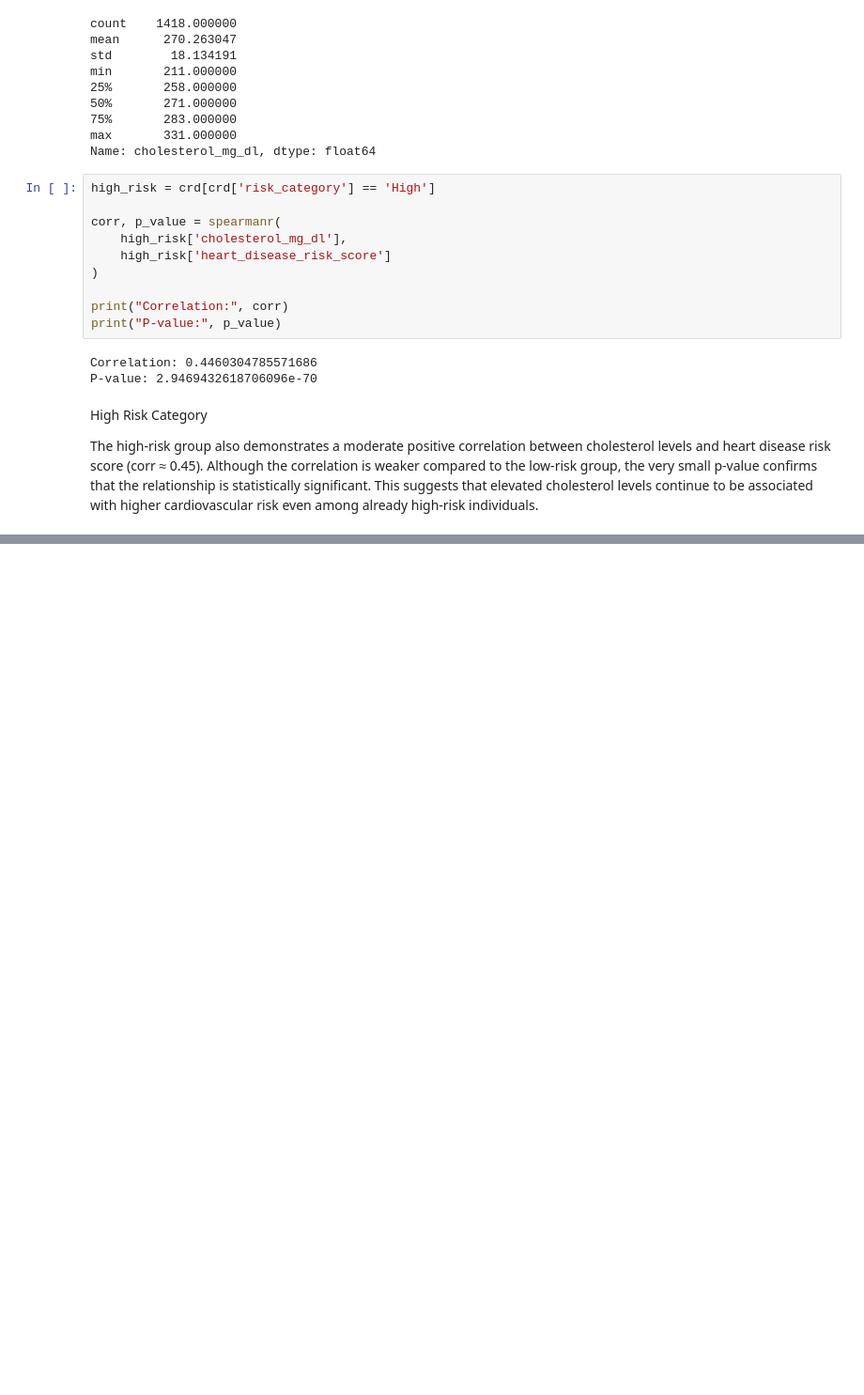
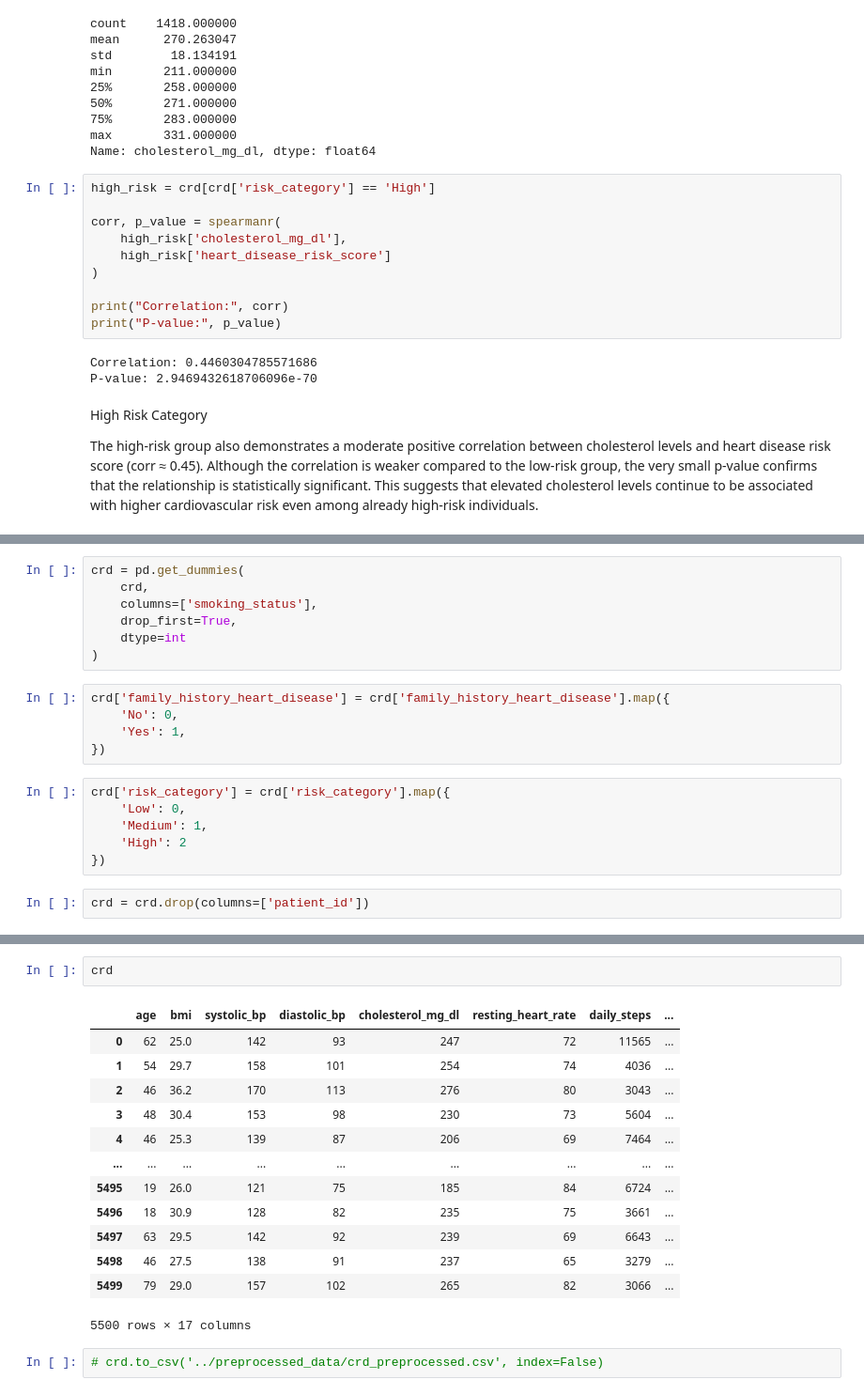
Before and after one commit to plamensve/ds_retake_exam_2026, a Jupyter notebook: notebooks/01_overview.ipynb, the cells around one changed output, grey strips where cells are left out. Shown at 94% size. Drawn from its saved outputs; the diff is of its cells as text; blank space fills up the shorter version.

```diff
--- a/notebooks/01_overview.ipynb
+++ b/notebooks/01_overview.ipynb
@@ -1181,0 +1231,20 @@ The high-risk group also demonstrates a moderate positive correlation between ch
+# %%
+crd = pd.get_dummies(
+    crd,
+    columns=['smoking_status'],
+    drop_first=True,
+    dtype=int
+)
+# %%
+crd['family_history_heart_disease'] = crd['family_history_heart_disease'].map({
+    'No': 0,
+    'Yes': 1,
+})
+# %%
+crd['risk_category'] = crd['risk_category'].map({
+    'Low': 0,
+    'Medium': 1,
+    'High': 2
+})
+# %%
+crd = crd.drop(columns=['patient_id'])
@@ -1181,0 +1273,18 @@ The high-risk group also demonstrates a moderate positive correlation between ch
+# %%
+crd
+# %% [output]
+|  | age | bmi | systolic_bp | diastolic_bp | cholesterol_mg_dl | resting_heart_rate | daily_steps | ... |
+| 0 | 62 | 25.0 | 142 | 93 | 247 | 72 | 11565 | ... |
+| 1 | 54 | 29.7 | 158 | 101 | 254 | 74 | 4036 | ... |
+| 2 | 46 | 36.2 | 170 | 113 | 276 | 80 | 3043 | ... |
+| 3 | 48 | 30.4 | 153 | 98 | 230 | 73 | 5604 | ... |
+| 4 | 46 | 25.3 | 139 | 87 | 206 | 69 | 7464 | ... |
+| ... | ... | ... | ... | ... | ... | ... | ... | ... |
+| 5495 | 19 | 26.0 | 121 | 75 | 185 | 84 | 6724 | ... |
+| 5496 | 18 | 30.9 | 128 | 82 | 235 | 75 | 3661 | ... |
+| 5497 | 63 | 29.5 | 142 | 92 | 239 | 69 | 6643 | ... |
+| 5498 | 46 | 27.5 | 138 | 91 | 237 | 65 | 3279 | ... |
+| 5499 | 79 | 29.0 | 157 | 102 | 265 | 82 | 3066 | ... |
+5500 rows × 17 columns
+# %%
+# crd.to_csv('../preprocessed_data/crd_preprocessed.csv', index=False)
```
Also changed, not shown: parts of 7 cells of this notebook, 2 other files.
